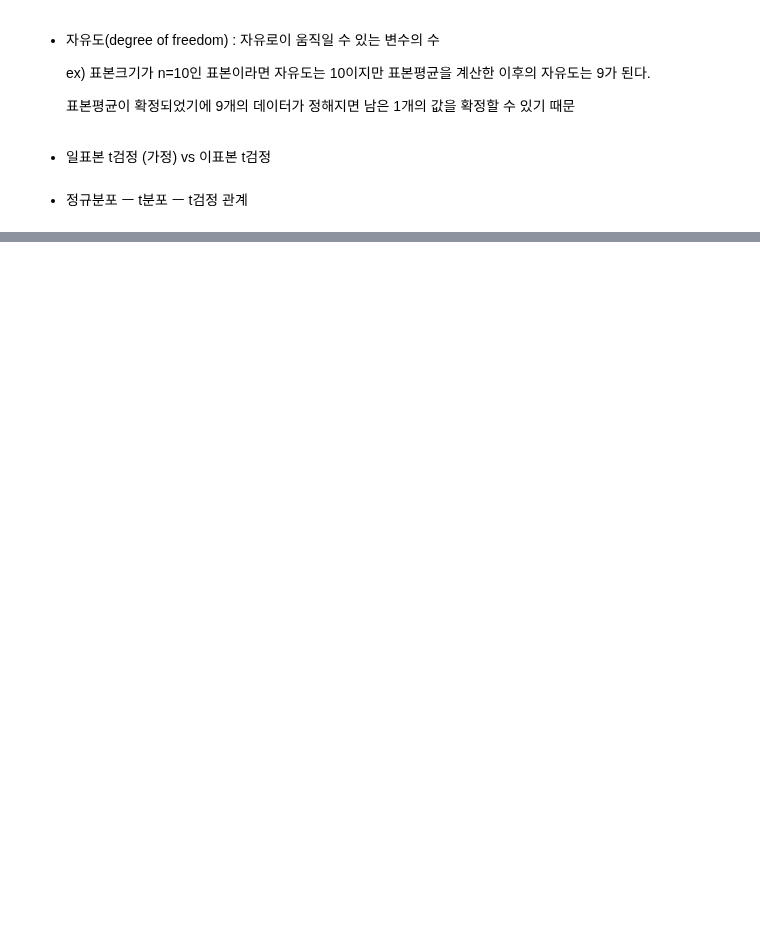
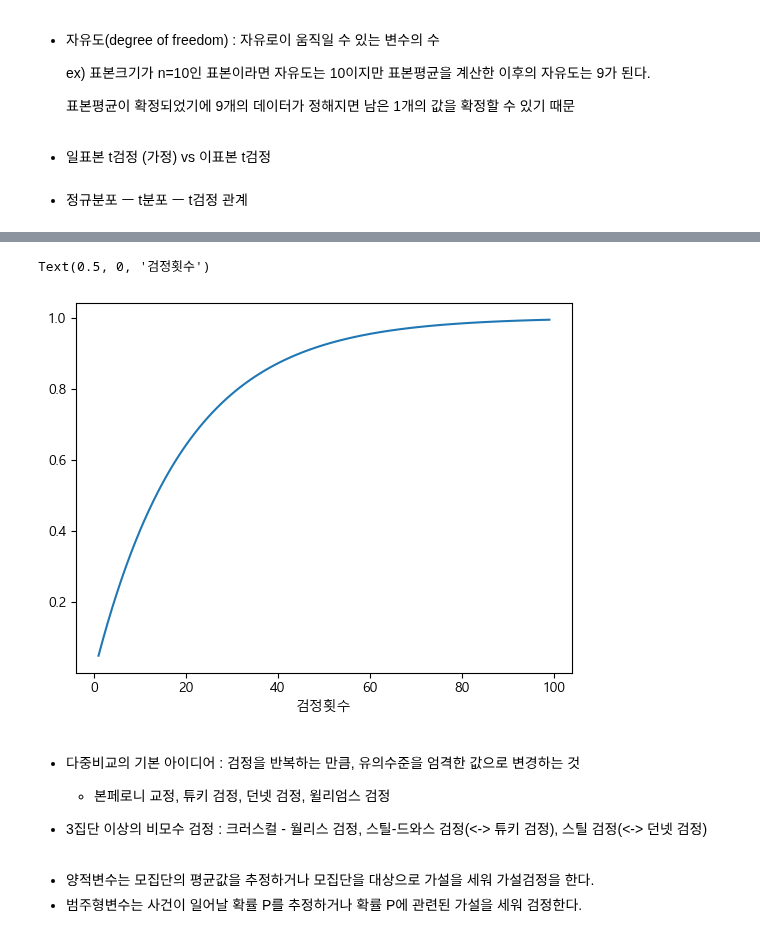
Before and after one commit to star77sa/star77sa.github.io, a Jupyter notebook: posts/Statistics/통계_101_X_데이터_분석.ipynb, the cells around one changed output, grey strips where cells are left out. Drawn from its saved outputs; the diff is of its cells as text; code cells hidden in the pictures; blank space fills up the shorter version.

```diff
--- a/posts/Statistics/통계_101_X_데이터_분석.ipynb
+++ b/posts/Statistics/통계_101_X_데이터_분석.ipynb
@@ -563,0 +583,20 @@ p.151 ~
+# %%
+import matplotlib.pyplot as plt
+plt.rcParams['font.family'] ='Malgun Gothic'
+plt.rcParams['axes.unicode_minus'] =False
+
+x = np.arange(1,100)
+y = 1-(0.95)**x
+plt.plot(x,y)
+plt.xlabel("검정횟수")
+# %% [output]
+Text(0.5, 0, '검정횟수')
+[figure, added]
+# %% [markdown]
+- 다중비교의 기본 아이디어 : 검정을 반복하는 만큼, 유의수준을 엄격한 값으로 변경하는 것
+    - 본페로니 교정, 튜키 검정, 던넷 검정, 윌리엄스 검정
+
+- 3집단 이상의 비모수 검정 : 크러스컬 - 월리스 검정, 스틸-드와스 검정(<-> 튜키 검정), 스틸 검정(<-> 던넷 검정)
+# %% [markdown]
+- 양적변수는 모집단의 평균값을 추정하거나 모집단을 대상으로 가설을 세워 가설검정을 한다.
+- 범주형변수는 사건이 일어날 확률 P를 추정하거나 확률 P에 관련된 가설을 세워 검정한다.
```
Also changed, not shown: parts of 8 cells of this notebook, 11 other files.
